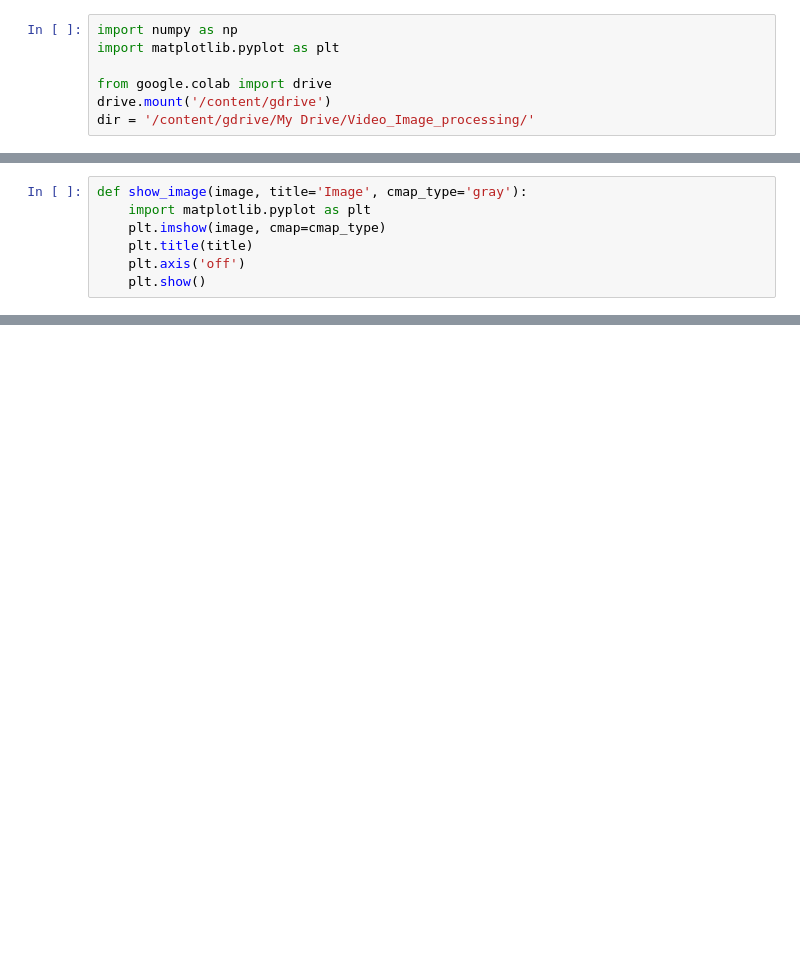
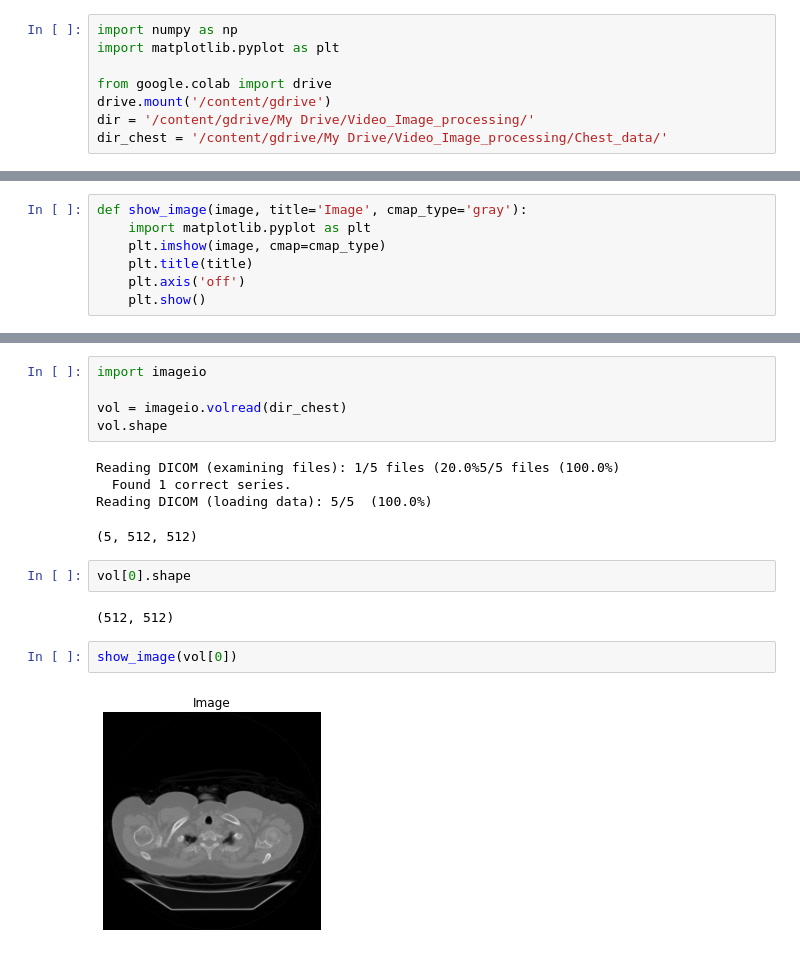
Before and after one commit to MohebZandi/Comupter_Vision, a Jupyter notebook: Biomedical_Image_Processing_Data_Camp.ipynb, the cells around one changed output, grey strips where cells are left out. Drawn from its saved outputs; the diff is of its cells as text; blank space fills up the shorter version.

```diff
--- a/Biomedical_Image_Processing_Data_Camp.ipynb
+++ b/Biomedical_Image_Processing_Data_Camp.ipynb
@@ -7,4 +12,5 @@ import matplotlib.pyplot as plt
 from google.colab import drive
 drive.mount('/content/gdrive')
 dir = '/content/gdrive/My Drive/Video_Image_processing/'
+dir_chest = '/content/gdrive/My Drive/Video_Image_processing/Chest_data/'
 # %% [output]
@@ -130,0 +167,18 @@ print(vol_4.shape)
+# %%
+import imageio
+
+vol = imageio.volread(dir_chest)
+vol.shape
+# %% [output]
+Reading DICOM (examining files): 1/5 files (20.0%5/5 files (100.0%)
+  Found 1 correct series.
+Reading DICOM (loading data): 5/5  (100.0%)
+(5, 512, 512)
+# %%
+vol[0].shape
+# %% [output]
+(512, 512)
+# %%
+show_image(vol[0])
+# %% [output]
+[figure, added]
```
Also changed, not shown: parts of 11 cells of this notebook.
